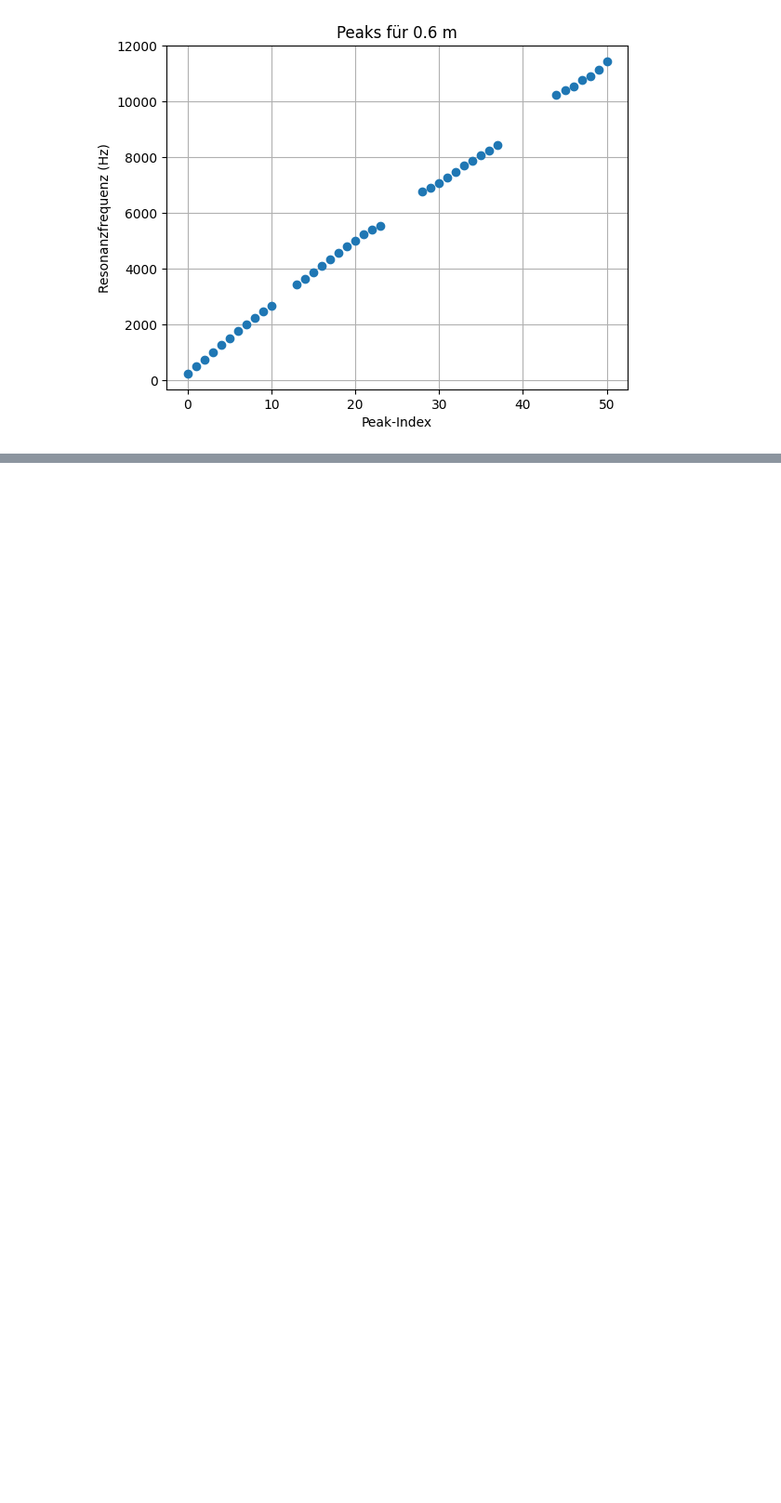
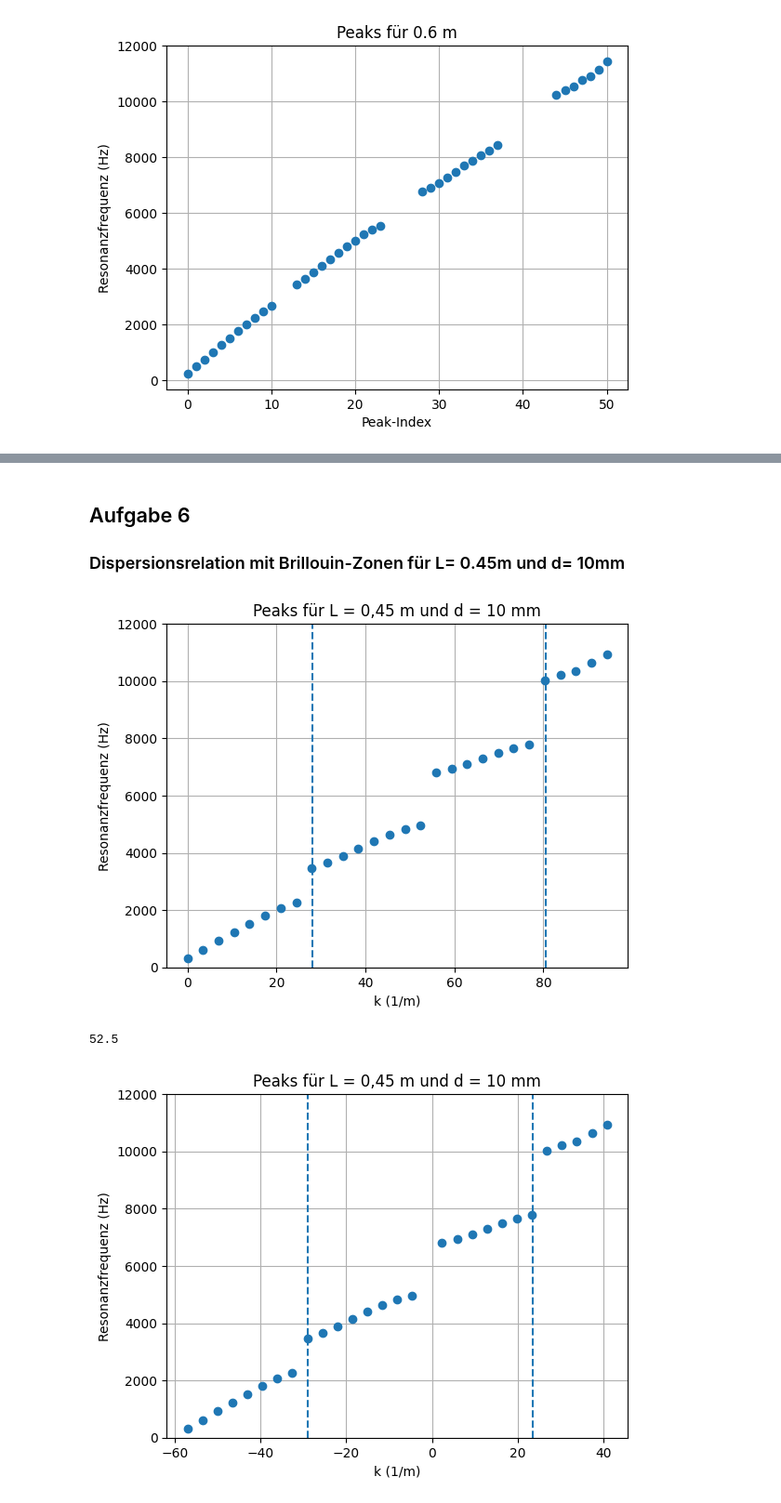
Before and after one commit to celina-coder-beep/F-Praktikum, a Jupyter notebook: 511-Quantenanalogien/Auswertung511.ipynb, the cells around one changed output, grey strips where cells are left out. Shown at 93% size. Saved outputs shown, nothing was run; the diff lists cells and outputs as text; code cells hidden in the pictures; blank space fills up the shorter version.

```diff
--- a/511-Quantenanalogien/Auswertung511.ipynb
+++ b/511-Quantenanalogien/Auswertung511.ipynb
@@ -316,0 +335,46 @@ die markierten peaks sindnicht die peaks mit denen weiter gearbeitet wird. Die w
+# %% [markdown]
+## Aufgabe 6
+### Dispersionsrelation mit Brillouin-Zonen für L= 0.45m und d= 10mm
+# %%
+data6= peaks3_all_raw[0]
+n= np.arange(len(data6))
+x=n * np.pi /(2* 0.45)
+y= np.array([p.nominal_value for p in data6])
+
+plt.errorbar(x, y, yerr= [p.std_dev for p in data6], fmt='o')
+plt.vlines([28, 80.5],0, 12000, linestyles="--")
+
+plt.xlabel("k (1/m)")
+plt.ylabel("Resonanzfrequenz (Hz)")
+plt.ylim(0,12000)
+plt.title(f"Peaks für L = 0,45 m und d = 10 mm")
+plt.grid()
+plt.show()
+
+
+data6= np.insert(data6, 16, ufloat(np.nan,0))
+
+shift= 57
+n= np.arange(len(data6))
+x=n * np.pi /(2* 0.45)-shift
+y= np.array([p.nominal_value for p in data6])
+
+breite= np.abs(28-shift-(80.5-shift))
+print(breite)
+
+plt.errorbar(x, y, yerr= [p.std_dev for p in data6], fmt='o')
+plt.vlines([28-shift, 80.5-shift],0, 12000, linestyles="--")
+
+unten_rechts= [np.zeros]
+unten_rechts[]= np.copy(y[:7])
+
+plt.xlabel("k (1/m)")
+plt.ylabel("Resonanzfrequenz (Hz)")
+plt.ylim(0,12000)
+plt.title(f"Peaks für L = 0,45 m und d = 10 mm")
+plt.grid()
+plt.show()
+# %% [output]
+[figure, added]
+52.5
+[figure, added]
```
Also changed, not shown: parts of 9 cells of this notebook.
